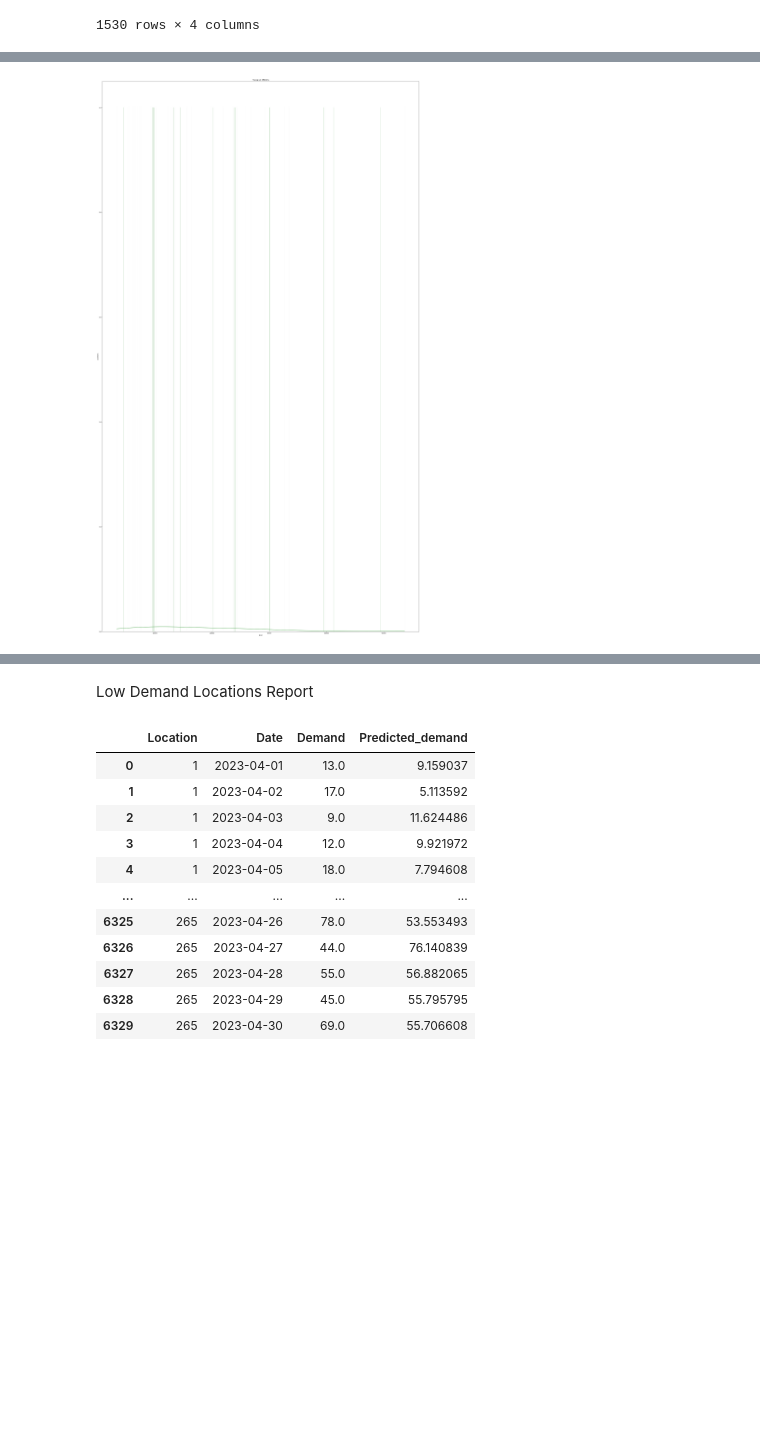
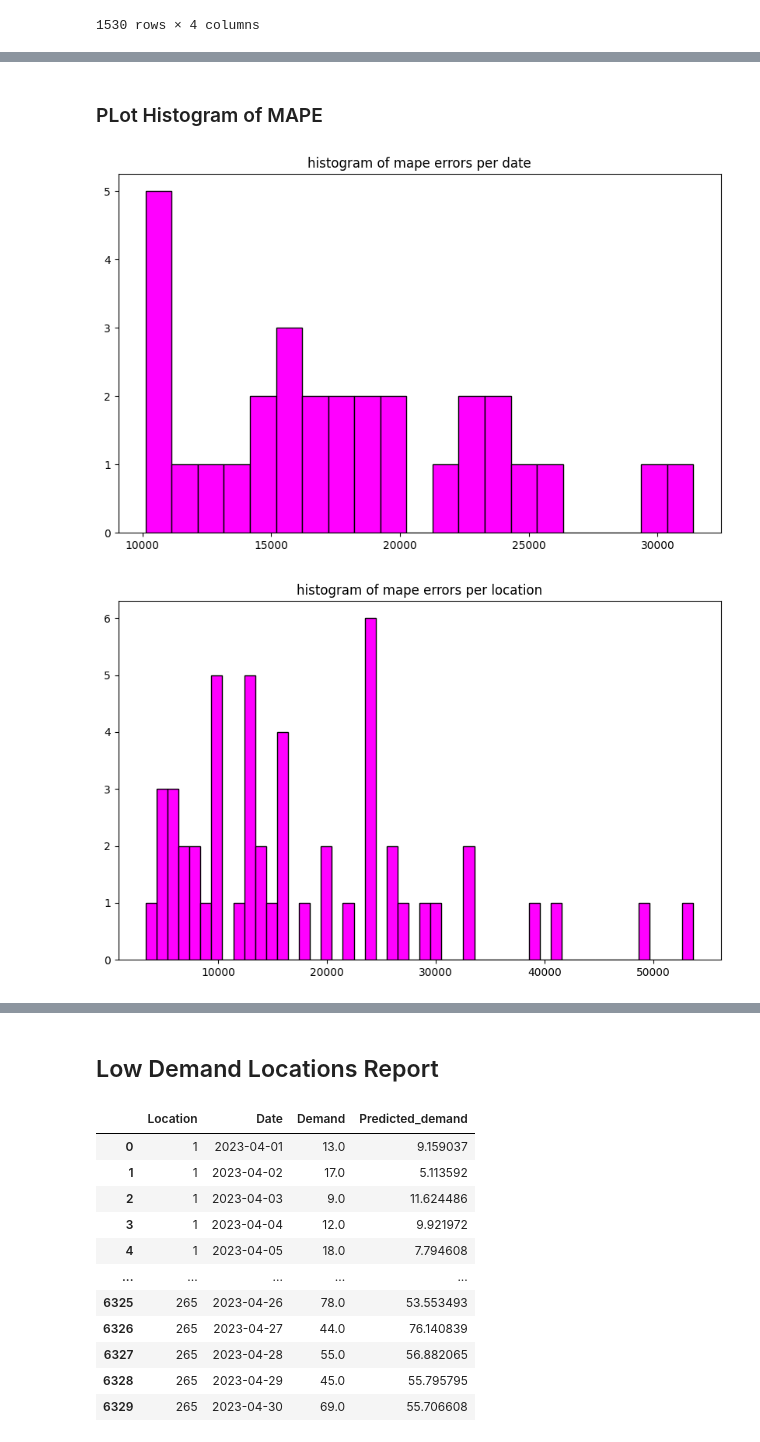
Before and after one commit to danaeis/shoofer-demand-prediction, a Jupyter notebook: evaluation/evaluation_report.ipynb, the cells around one changed output, grey strips where cells are left out. Saved outputs shown, nothing was run; the diff lists cells and outputs as text; code cells hidden in the pictures; blank space fills up the shorter version.

```diff
--- a/evaluation/evaluation_report.ipynb
+++ b/evaluation/evaluation_report.ipynb
@@ -148,7 +152,8 @@ def plot_cumsum_demand(labeled_df, target_demand):
     grouped_df = labeled_df.groupby('Location')['Demand'].sum().reset_index().sort_values(by='Demand', ascending=False).reset_index()
     cumulative_demand = (grouped_df['Demand'].cumsum() / grouped_df['Demand'].sum()).to_numpy()
 
-    plt.plot(range(1,263), cumulative_demand)
+    plt.figure(figsize=(10,6))
+    plt.plot(range(1,len(labeled_df['Location'].unique())+1), cumulative_demand)
     plt.xlabel('Location numbers')
     plt.ylabel('Cumulative Demand')
     plt.title('Cumulative Demand by Location')
@@ -300,4 +305,14 @@ def plot_mape_hist(losses: pd.DataFrame, bin):
-# %%
-plot_mape_hist(error_per_location, 5)
-# %% [output]
-[figure, removed]
+# %% [markdown]
+### PLot Histogram of MAPE
+# %%
+d_bin = int((error_per_date.error.max()-error_per_date.error.min())//1000)
+date_error_histogram_df = plot_histogram(error_per_date.error, d_bin, 'histogram of mape errors per date')
+
+l_bin = int((error_per_location.error.max()-error_per_location.error.min())//1000)
+location_error_histogram_df = plot_histogram(error_per_location.error, l_bin, 'histogram of mape errors per location')
+
+dow_bin = int((error_per_dayofweek.error.max()-error_per_dayofweek.error.min())//1000)
+dayofweek_error_histogram_df = plot_histogram(error_per_dayofweek.error, dow_bin, 'histogram of mape errors per day of week')
+# %% [output]
+[figure, added]
+[figure, added]
@@ -304,5 +320,5 @@ plot_mape_hist(error_per_location, 5)
 # %% [markdown]
-Low Demand Locations Report
+## Low Demand Locations Report
 # %%
 low_demand_locations_df = actual_predicted_df\
                                     .loc[~actual_predicted_df['Location'].isin(important_locations)]\
```
Also changed, not shown: parts of 36 cells of this notebook, 1 other file.
